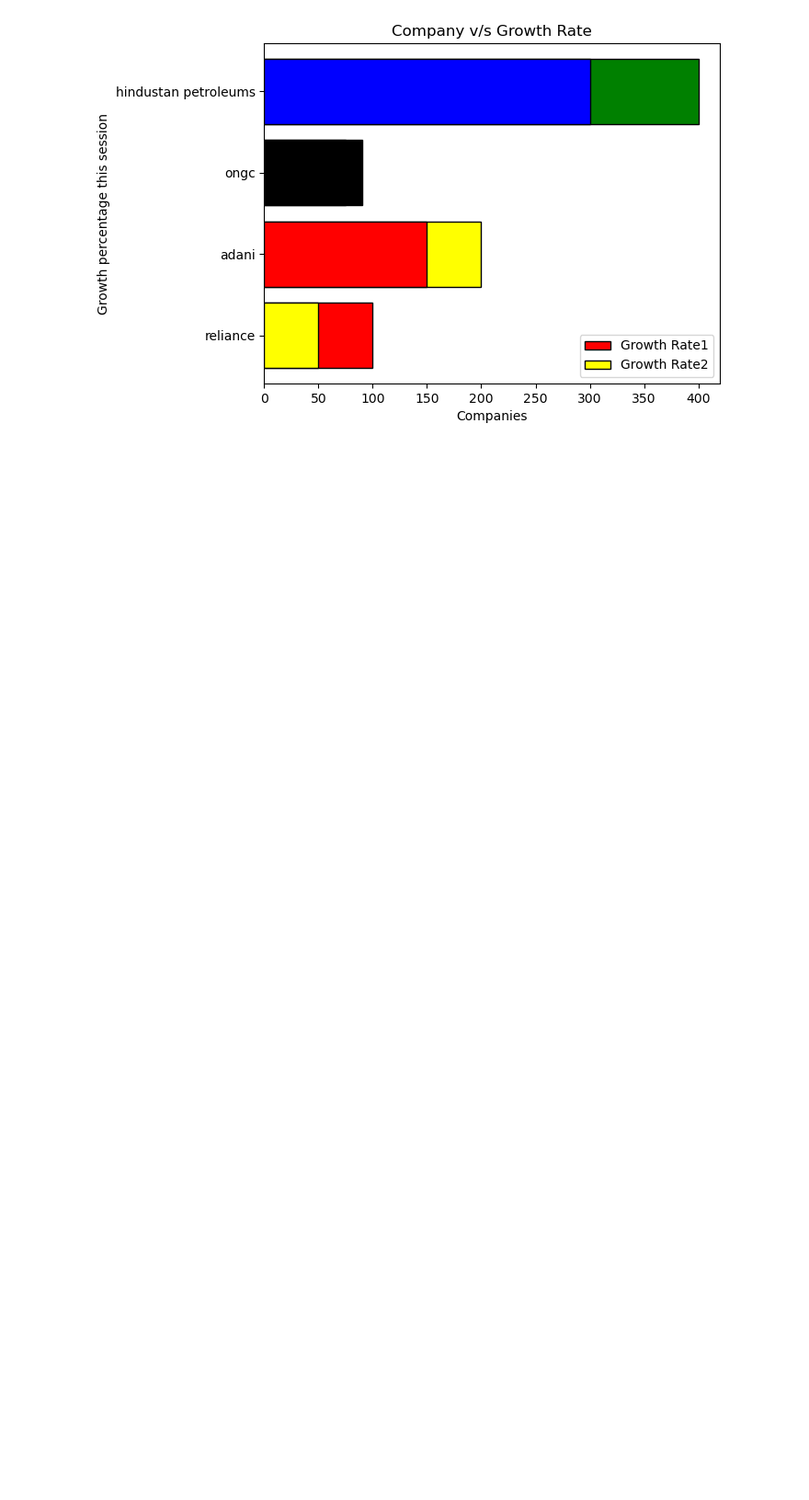
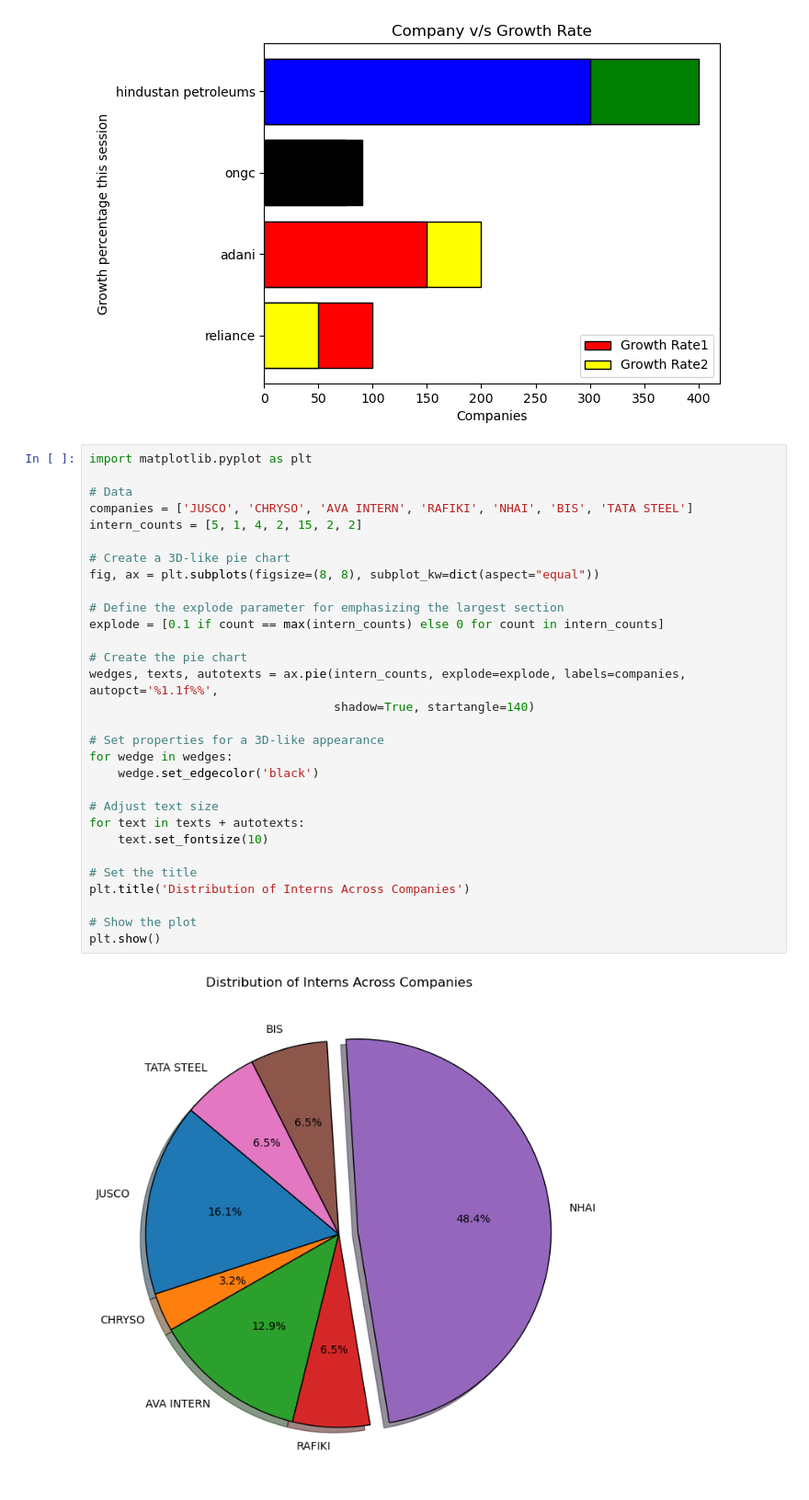
Before and after one commit to chandanpandey4043/Data-Science-and-ML-revision, a Jupyter notebook: Matplotlib/bar_plot.ipynb, the cells around one changed output. Shown at 92% size. Drawn from its saved outputs; the diff is of its cells as text; blank space fills up the shorter version.

```diff
--- a/Matplotlib/bar_plot.ipynb
+++ b/Matplotlib/bar_plot.ipynb
@@ -167,3 +167,35 @@ plt.legend()
 plt.show()
 # %% [output]
 [figure]
+# %%
+import matplotlib.pyplot as plt
+
+# Data
+companies = ['JUSCO', 'CHRYSO', 'AVA INTERN', 'RAFIKI', 'NHAI', 'BIS', 'TATA STEEL']
+intern_counts = [5, 1, 4, 2, 15, 2, 2]
+
+# Create a 3D-like pie chart
+fig, ax = plt.subplots(figsize=(8, 8), subplot_kw=dict(aspect="equal"))
+
+# Define the explode parameter for emphasizing the largest section
+explode = [0.1 if count == max(intern_counts) else 0 for count in intern_counts]
+
+# Create the pie chart
+wedges, texts, autotexts = ax.pie(intern_counts, explode=explode, labels=companies, autopct='%1.1f%%',
+                                  shadow=True, startangle=140)
+
+# Set properties for a 3D-like appearance
+for wedge in wedges:
+    wedge.set_edgecolor('black')
+
+# Adjust text size
+for text in texts + autotexts:
+    text.set_fontsize(10)
+
+# Set the title
+plt.title('Distribution of Interns Across Companies')
+
+# Show the plot
+plt.show()
+# %% [output]
+[figure, added]
```
Also changed, not shown: 1 other file.
